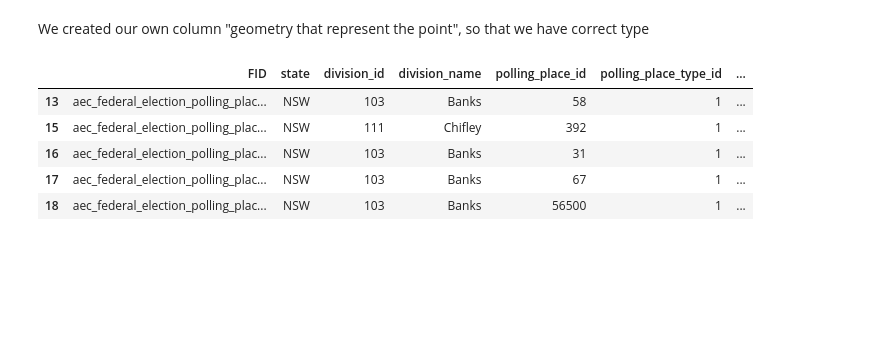
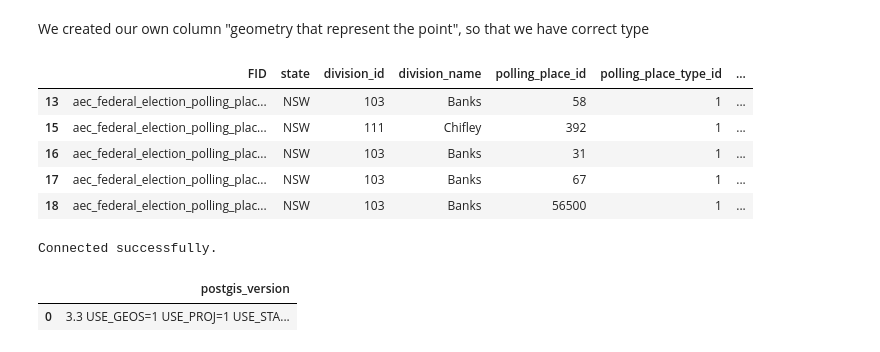
Before and after one commit to joshuahallam127/DATA2901_Assign, a Jupyter notebook: main.ipynb, the cells around one changed output. Cells and saved outputs as stored; diff of their text form; code cells hidden in the pictures; blank space fills up the shorter version.

Commit message:
finalizing data cleaning

```diff
--- a/main.ipynb
+++ b/main.ipynb
@@ -567,3 +578,43 @@ polling_places.head()
 | 16 | aec_federal_election_polling_plac... | NSW | 103 | Banks | 31 | 1 | ... |
 | 17 | aec_federal_election_polling_plac... | NSW | 103 | Banks | 67 | 1 | ... |
 | 18 | aec_federal_election_polling_plac... | NSW | 103 | Banks | 56500 | 1 | ... |
+# %%
+credentials = "Credentials.json"
+
+def pgconnect(credential_filepath, db_schema="public"):
+    with open(credential_filepath) as f:
+        db_conn_dict = json.load(f)
+        host       = db_conn_dict['host']
+        db_user    = db_conn_dict['user']
+        db_pw      = db_conn_dict['password']
+        default_db = db_conn_dict['user']
+        try:
+            db = create_engine('postgresql+psycopg2://'+db_user+':'+db_pw+'@'+host+'/'+default_db, echo=False)
+            conn = db.connect()
+            print('Connected successfully.')
+        except Exception as e:
+            print("Unable to connect to the database.")
+            print(e)
+            db, conn = None, None
+        return db,conn
+
+def query(conn, sqlcmd, args=None, df=True):
+    result = pd.DataFrame() if df else None
+    try:
+        if df:
+            result = pd.read_sql_query(text(sqlcmd), conn, params=args)
+        else:
+            result = conn.execute(text(sqlcmd), args).fetchall()
+            result = result[0] if len(result) == 1 else result
+    except Exception as e:
+        print("Error encountered: ", e, sep='\n')
+    return result
+# %%
+db, conn = pgconnect(credentials)
+# %% [output]
+Connected successfully.
+# %%
+query(conn, "select PostGIS_Version()")
+# %% [output]
+|  | postgis_version |
+| 0 | 3.3 USE_GEOS=1 USE_PROJ=1 USE_STA... |
```
Also changed, not shown: parts of 5 cells of this notebook.
